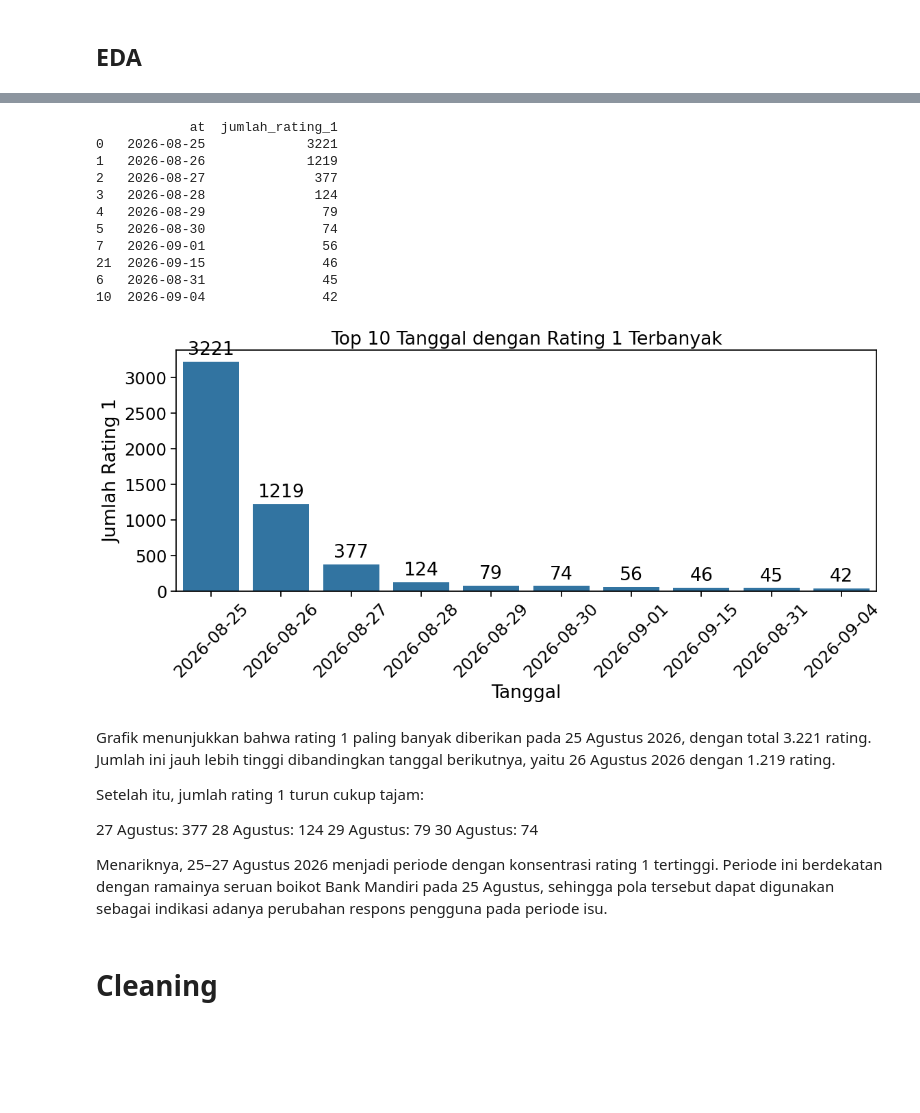
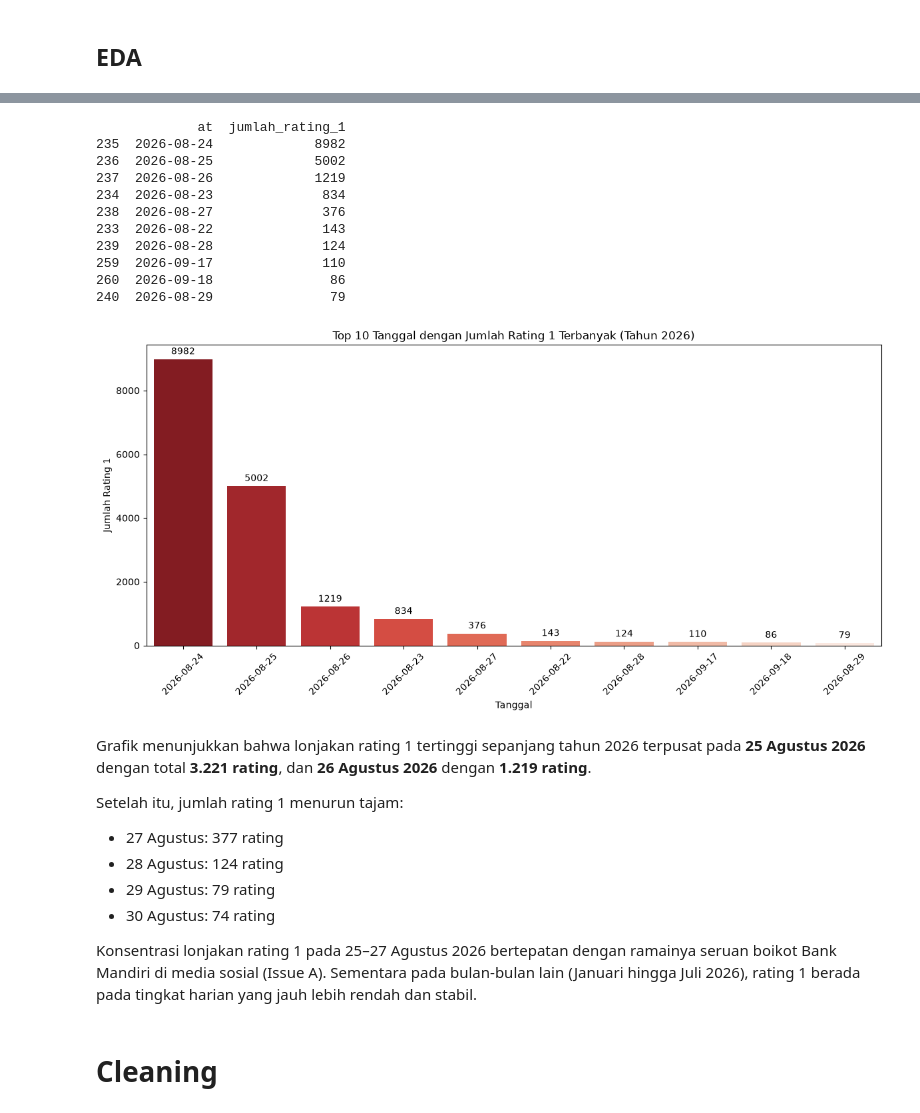
Before and after one commit to shafirapuspaa/sentiment_analysis_Mandiri, a Jupyter notebook: bi analyst.ipynb, the cells around one changed output, grey strips where cells are left out. Cells and saved outputs as stored; diff of their text form; code cells hidden in the pictures; blank space fills up the shorter version.

```diff
--- a/bi analyst.ipynb
+++ b/bi analyst.ipynb
@@ -126,0 +128,8 @@ df.head(3)
+# %%
+# Membaca data ulasan tahun 2026
+df = pd.read_csv('livin_reviews_2026.csv')
+df['at'] = pd.to_datetime(df['at'], errors='coerce')
+df_2026 = df
+
+print(f"Total baris data: {len(df)}")
+df.head(3)
@@ -204,66 +249,57 @@ rating_1_per_date = (
     .groupby(rating_1['at'].dt.date)
     .size()
     .reset_index(name='jumlah_rating_1')
+    .sort_values(by='jumlah_rating_1', ascending=False)
 )
 
-# Urutkan dari jumlah terbanyak
-rating_1_per_date = rating_1_per_date.sort_values(
-    'jumlah_rating_1',
-    ascending=False
-)
-
-# Tampilkan tanggal dengan rating 1 terbanyak
-print(rating_1_per_date.head(10))
+rating_1_per_date.head(10)
 # %% [output]
-            at  jumlah_rating_1
-0   2026-08-25             3221
-1   2026-08-26             1219
-2   2026-08-27              377
-3   2026-08-28              124
-4   2026-08-29               79
-5   2026-08-30               74
-7   2026-09-01               56
-21  2026-09-15               46
-6   2026-08-31               45
-10  2026-09-04               42
+             at  jumlah_rating_1
+235  2026-08-24             8982
+236  2026-08-25             5002
+237  2026-08-26             1219
+234  2026-08-23              834
+238  2026-08-27              376
+233  2026-08-22              143
+239  2026-08-28              124
+259  2026-09-17              110
+260  2026-09-18               86
+240  2026-08-29               79
 # %%
 top_10 = rating_1_per_date.head(10)
 
 plt.figure(figsize=(12, 6))
 
 ax = sns.barplot(
     data=top_10,
     x='at',
-    y='jumlah_rating_1'
+    y='jumlah_rating_1',
+    hue='at',
+    palette='Reds_r',
+    legend=False
 )
 
-# Tambahkan angka di atas bar
 for container in ax.containers:
-    ax.bar_label(
-        container,
-        fmt='%d',
-        padding=3
-    )
+    ax.bar_label(container, fmt='%d', padding=3)
 
-plt.title('Top 10 Tanggal dengan Rating 1 Terbanyak')
+plt.title('Top 10 Tanggal dengan Jumlah Rating 1 Terbanyak (Tahun 2026)')
 plt.xlabel('Tanggal')
 plt.ylabel('Jumlah Rating 1')
 plt.xticks(rotation=45)
 plt.tight_layout()
 plt.show()
 # %% [output]
-[figure, old version]
+[figure, new version]
 # %% [markdown]
-Grafik menunjukkan bahwa rating 1 paling banyak diberikan pada 25 Agustus 2026, dengan total 3.221 rating. Jumlah ini jauh lebih tinggi dibandingkan tanggal berikutnya, yaitu 26 Agustus 2026 dengan 1.219 rating.
+Grafik menunjukkan bahwa lonjakan rating 1 tertinggi sepanjang tahun 2026 terpusat pada **25 Agustus 2026** dengan total **3.221 rating**, dan **26 Agustus 2026** dengan **1.219 rating**.
 
-Setelah itu, jumlah rating 1 turun cukup tajam:
+Setelah itu, jumlah rating 1 menurun tajam:
+- 27 Agustus: 377 rating
+- 28 Agustus: 124 rating
+- 29 Agustus: 79 rating
+- 30 Agustus: 74 rating
 
-27 Agustus: 377
-28 Agustus: 124
-29 Agustus: 79
-30 Agustus: 74
-
-Menariknya, 25–27 Agustus 2026 menjadi periode dengan konsentrasi rating 1 tertinggi. Periode ini berdekatan dengan ramainya seruan boikot Bank Mandiri pada 25 Agustus, sehingga pola tersebut dapat digunakan sebagai indikasi adanya perubahan respons pengguna pada periode isu.
+Konsentrasi lonjakan rating 1 pada 25–27 Agustus 2026 bertepatan dengan ramainya seruan boikot Bank Mandiri di media sosial (Issue A). Sementara pada bulan-bulan lain (Januari hingga Juli 2026), rating 1 berada pada tingkat harian yang jauh lebih rendah dan stabil.
 # %% [markdown]
 # Cleaning
 # %% [markdown]
```
Also changed, not shown: parts of 52 cells of this notebook, 3 other files.
